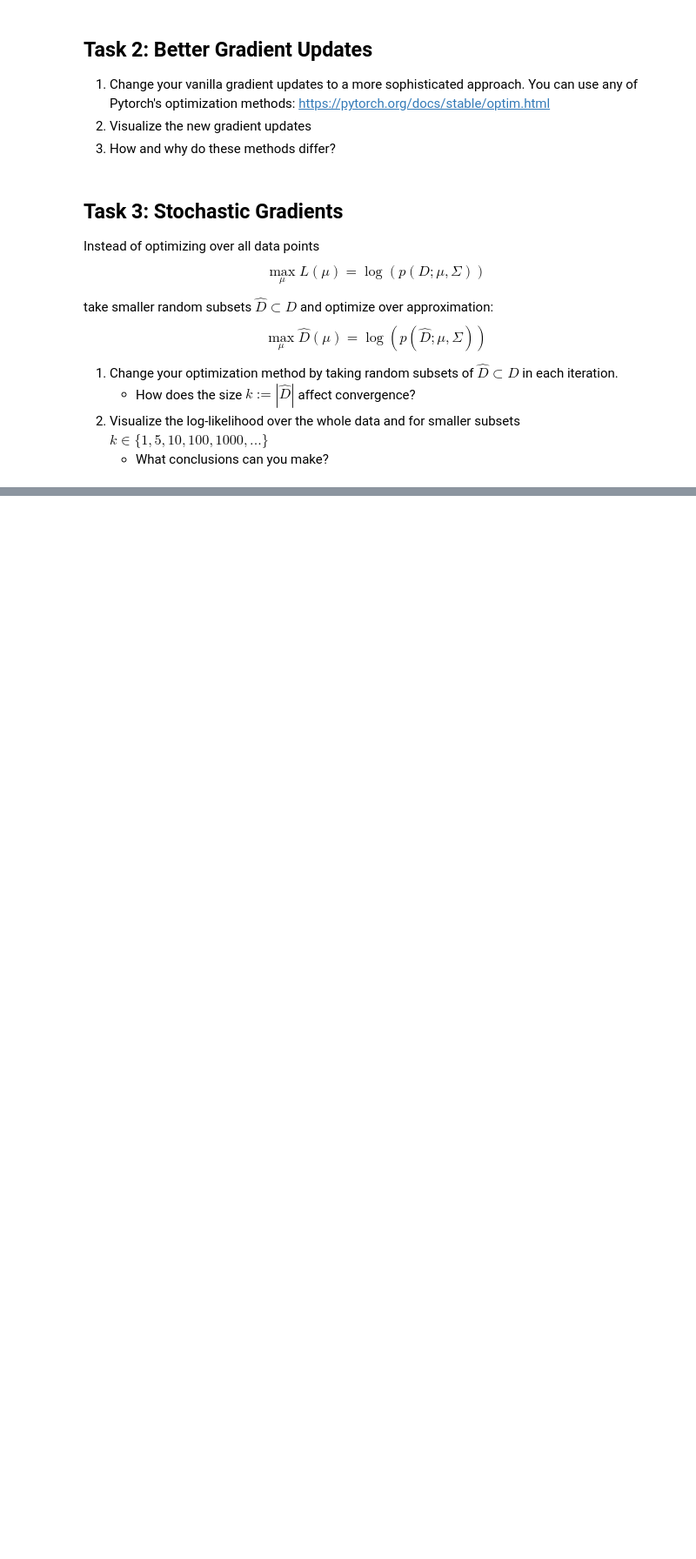
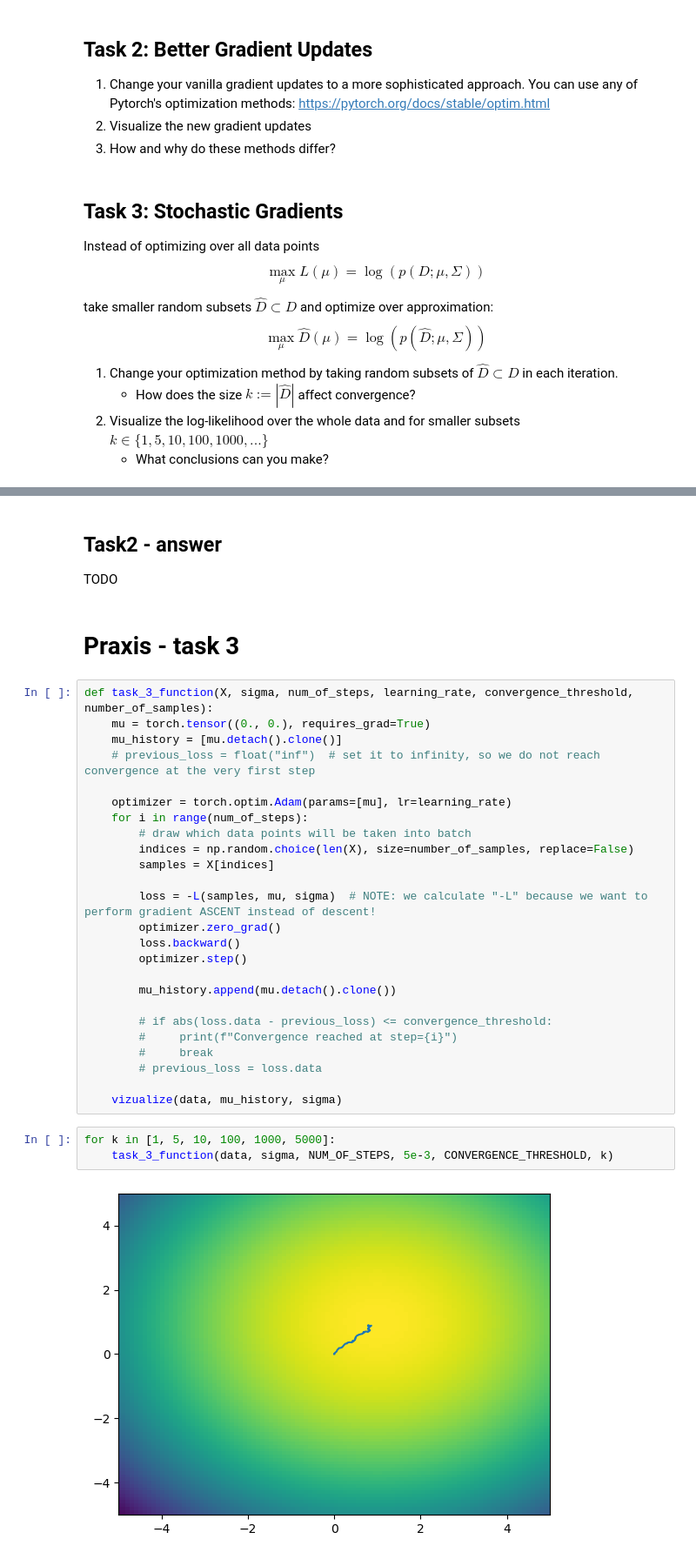
Before and after one commit to kkulesz/AIA_homework, a Jupyter notebook: Homework3/Homework3.ipynb, the cells around one changed output, grey strips where cells are left out. Shown: that part at 87% size. Cells and saved outputs as stored; diff of their text form; blank space fills up the shorter version.

```diff
--- a/Homework3/Homework3.ipynb
+++ b/Homework3/Homework3.ipynb
@@ -167,0 +259,35 @@ take smaller random subsets $\hat{D} \subset D$ and optimize over approximation:
+# %% [markdown]
+## Task2 - answer
+TODO
+# %% [markdown]
+# Praxis - task 3
+# %%
+def task_3_function(X, sigma, num_of_steps, learning_rate, convergence_threshold, number_of_samples):
+    mu = torch.tensor((0., 0.), requires_grad=True)
+    mu_history = [mu.detach().clone()]
+    # previous_loss = float("inf")  # set it to infinity, so we do not reach convergence at the very first step
+
+    optimizer = torch.optim.Adam(params=[mu], lr=learning_rate)
+    for i in range(num_of_steps):
+        # draw which data points will be taken into batch
+        indices = np.random.choice(len(X), size=number_of_samples, replace=False)
+        samples = X[indices]
+
+        loss = -L(samples, mu, sigma)  # NOTE: we calculate "-L" because we want to perform gradient ASCENT instead of descent!
+        optimizer.zero_grad()
+        loss.backward()
+        optimizer.step()
+
+        mu_history.append(mu.detach().clone())
+
+        # if abs(loss.data - previous_loss) <= convergence_threshold:
+        #     print(f"Convergence reached at step={i}")
+        #     break
+        # previous_loss = loss.data
+
+    vizualize(data, mu_history, sigma)
+# %%
+for k in [1, 5, 10, 100, 1000, 5000]:
+    task_3_function(data, sigma, NUM_OF_STEPS, 5e-3, CONVERGENCE_THRESHOLD, k)
+# %% [output]
+[figure, added]
```
Also changed, not shown: parts of 14 cells of this notebook.
